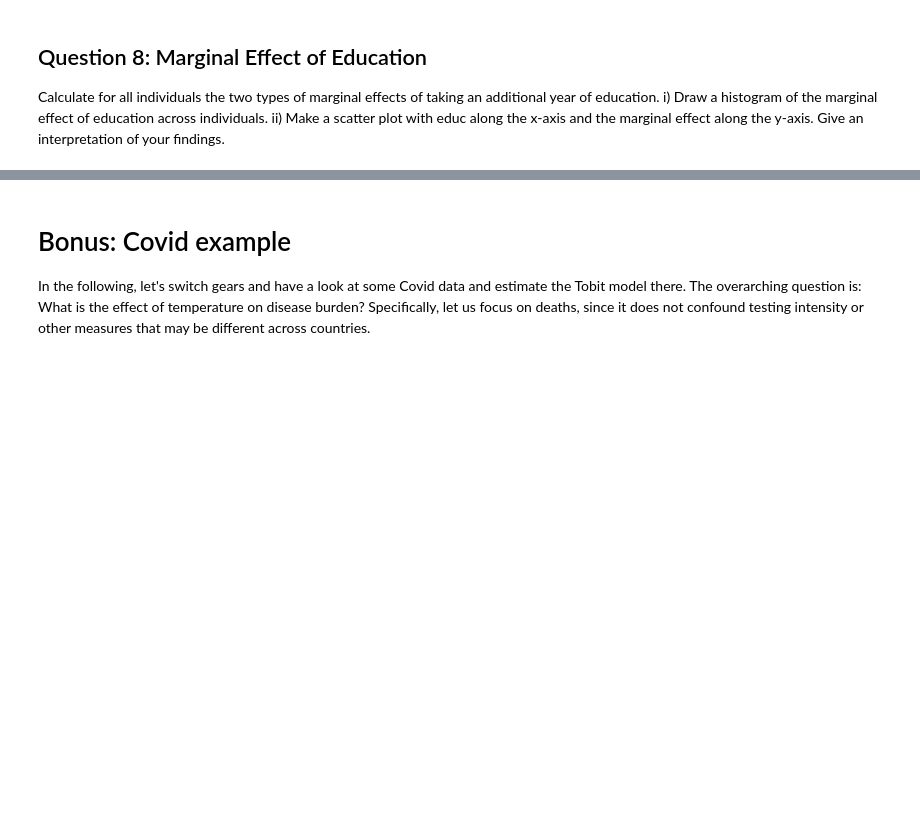
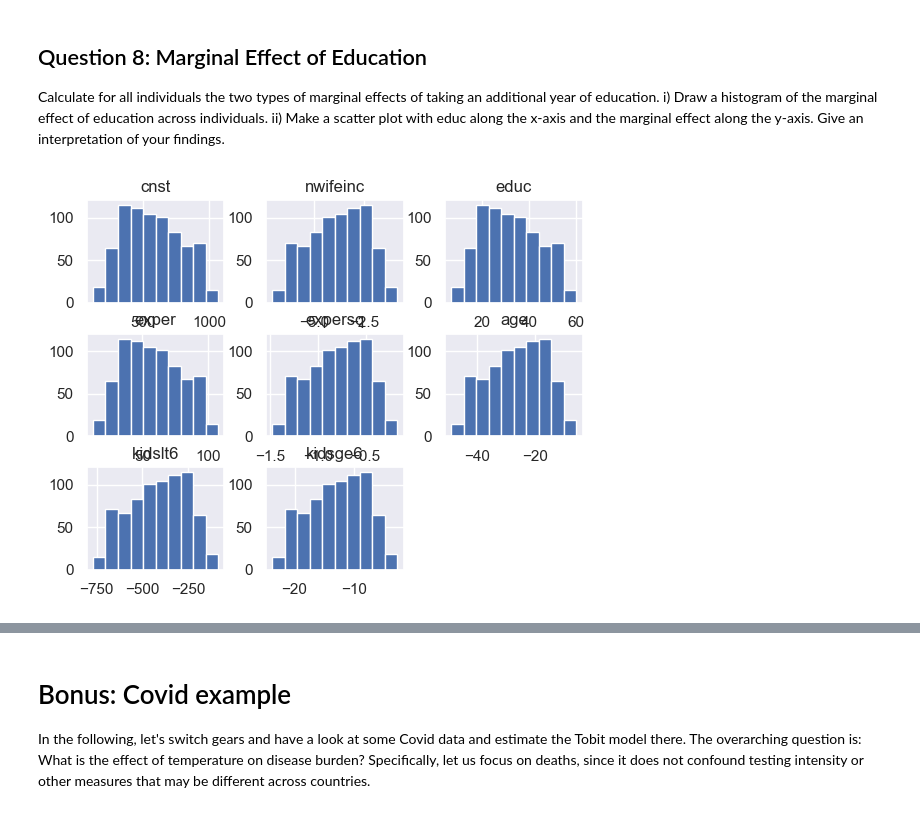
Before and after one commit to vkt823/My-repository, a Jupyter notebook: Problem sets/PS12/ex_ante.ipynb, the cells around one changed output, grey strips where cells are left out. Saved outputs shown, nothing was run; the diff lists cells and outputs as text; code cells hidden in the pictures; blank space fills up the shorter version.

```diff
--- a/Problem sets/PS12/ex_ante.ipynb
+++ b/Problem sets/PS12/ex_ante.ipynb
@@ -429,5 +478,9 @@ margeff_all_1, margeff_all_2 = marg_effect(x, b_tob, sigma_tob)
 me1 = pd.DataFrame(margeff_all_1.T, columns=lblx)
 me2 = pd.DataFrame(margeff_all_2.T, columns=lblx)
 # now you can use pandas functions like histograms (i.e. df.hist()) on the dataframes me1 and me2
+# %%
+me1.hist();
+# %% [output]
+[figure, added]
 # %%
 # fill in
```
Also changed, not shown: parts of 24 cells of this notebook, 21 other files.
